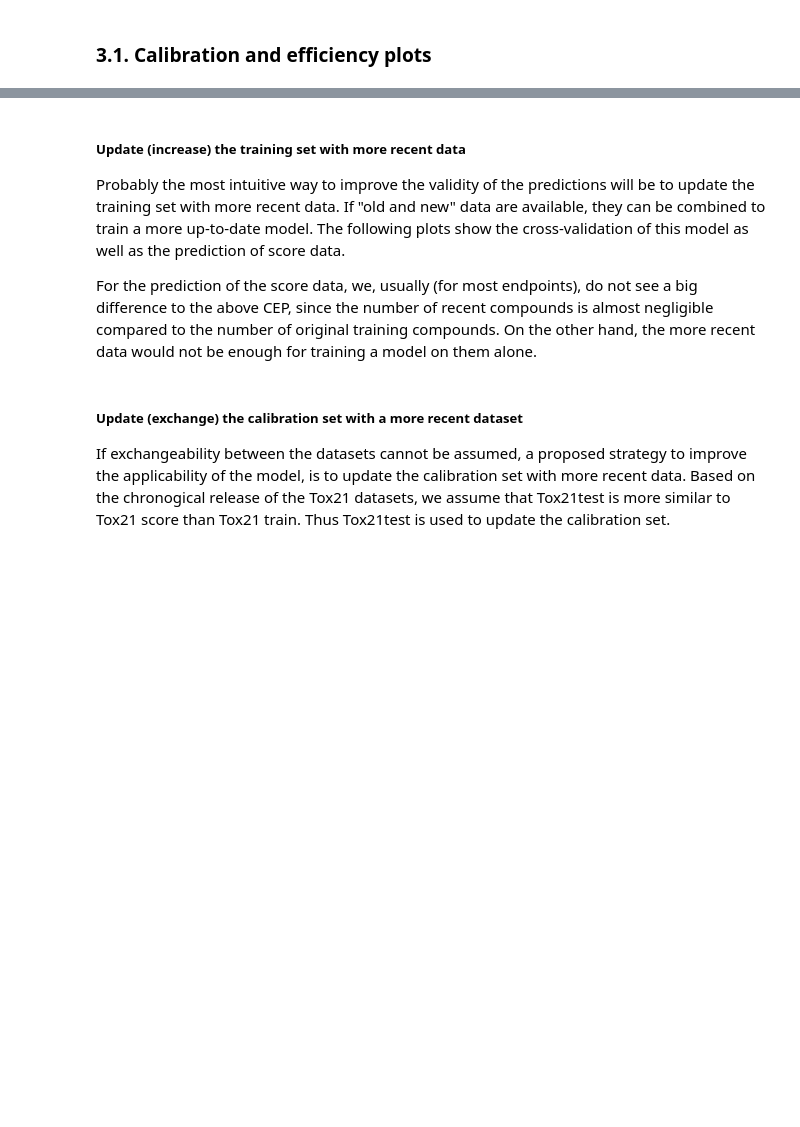
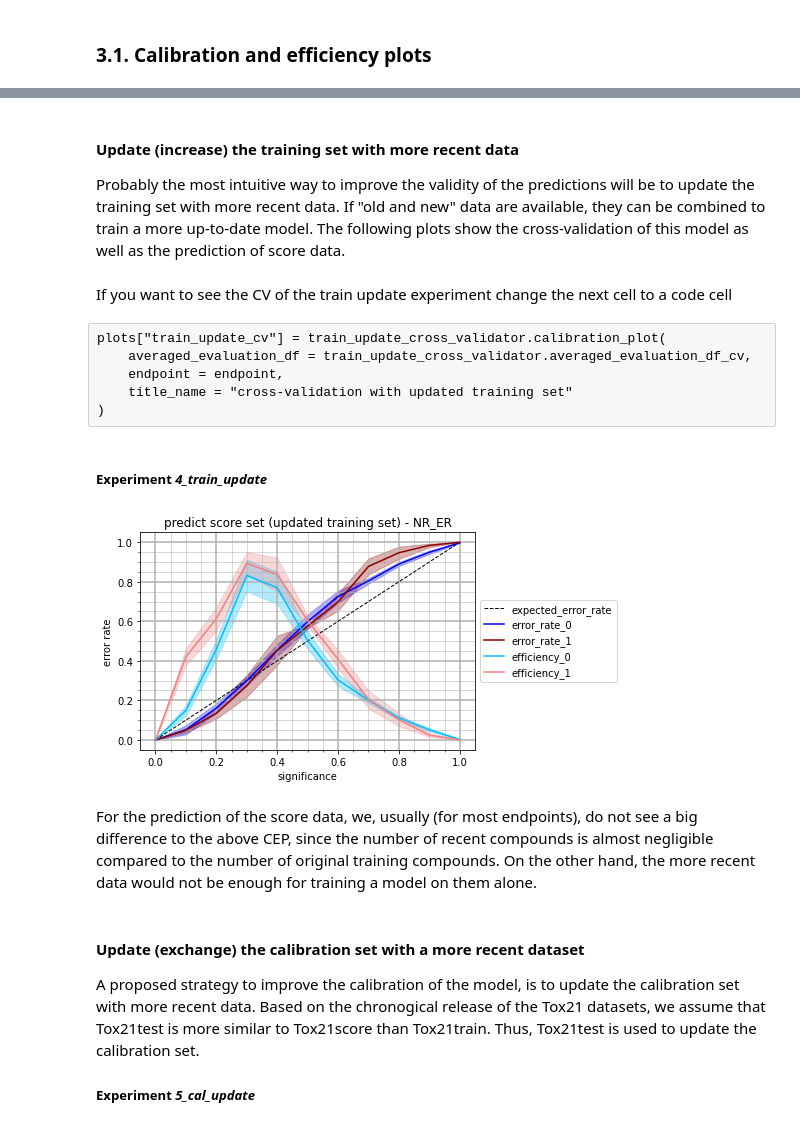
Before and after one commit to volkamerlab/cptox21_manuscript_SI, a Jupyter notebook: code/1_example_endpoint.ipynb, the cells around one changed output, grey strips where cells are left out. Cells and saved outputs as stored; diff of their text form; code cells hidden in the pictures; blank space fills up the shorter version.

```diff
--- a/code/1_example_endpoint.ipynb
+++ b/code/1_example_endpoint.ipynb
@@ -128,5 +149,7 @@ icp = InductiveConformalPredictor(
 # %%
 acp = CPTox21AggregatedConformalPredictor(
-    predictor=icp, sampler=StratifiedRatioSampler(n_folds=n_folds_acp, random_state=set_random_state), aggregation_func=np.median
+    predictor = icp,
+    sampler = StratifiedRatioSampler(n_folds = n_folds_acp, random_state = set_random_state),
+    aggregation_func = np.median
 )
 # %% [markdown]
@@ -134,6 +157,7 @@ acp = CPTox21AggregatedConformalPredictor(
 # %%
 cross_validator = CPTox21CrossValidator(
-    acp, cv_splitter=CrossValidationSampler(random_state=set_random_state), score_splitter=StratifiedRatioSampler(test_ratio=0.5, random_state=set_random_state)
+    acp, cv_splitter = CrossValidationSampler(random_state = set_random_state),
+        score_splitter=StratifiedRatioSampler(test_ratio = 0.5, random_state = set_random_state)
 )
 # %% [markdown]
 #### Crossvalidate
@@ -163,7 +187,9 @@ known_indices_sampler = KnownIndicesSampler(known_train=train_index, known_test=
 Difference to CPTox21AggregatedConformalPredictor: As we do not further update the calibration set for this experiment, we use the `train_update_acp` class.
 # %%
 train_update_acp = AggregatedConformalPredictor(
-    predictor=icp, sampler=StratifiedRatioSampler(n_folds=n_folds_acp, random_state=set_random_state), aggregation_func=np.median
+    predictor = icp,
+    sampler = StratifiedRatioSampler(n_folds = n_folds_acp, random_state = set_random_state),
+    aggregation_func = np.median
 )
 # %% [markdown]
 #### Define train_update crossvalidator using same splits as before and crossvalidate
@@ -219,23 +261,31 @@ plots["pred_test"] = cross_validator.calibration_plot(
 # %% [markdown]
-##### Update (increase) the training set with more recent data
+#### Update (increase) the training set with more recent data
 Probably the most intuitive way to improve the validity of the predictions will be to update the training set with more recent data. If "old and new" data are available, they can be combined to train a more up-to-date model. The following plots show the cross-validation of this model as well as the prediction of score data.
-
-For the prediction of the score data, we, usually (for most endpoints), do not see a big difference to the above CEP, since the number of recent compounds is almost negligible compared to the number of original training compounds. On the other hand, the more recent data would not be enough for training a model on them alone.
+# %% [markdown]
+If you want to see the CV of the train update experiment change the next cell to a code cell
+# %% [raw]
+plots["train_update_cv"] = train_update_cross_validator.calibration_plot(
+    averaged_evaluation_df = train_update_cross_validator.averaged_evaluation_df_cv,
+    endpoint = endpoint,
+    title_name = "cross-validation with updated training set"
+)
+# %% [markdown]
+##### Experiment *4_train_update*
 # %%
-plots["train_update_cv"] = train_update_cross_validator.calibration_plot(
-    averaged_evaluation_df=train_update_cross_validator.averaged_evaluation_df_cv,
-    endpoint=endpoint,
-    title_name="cross-validation with updated training set"
+plots["train_update_pred_score"] = train_update_cross_validator.calibration_plot(
+    averaged_evaluation_df = train_update_cross_validator.averaged_evaluation_df_pred_score,
+    endpoint = endpoint,
+    title_name = "predict score set (updated training set)"
 )
-
-plots["train_update_pred_score"] = train_update_cross_validator.calibration_plot(
-    averaged_evaluation_df=train_update_cross_validator.averaged_evaluation_df_pred_score,
-    endpoint=endpoint,
-    title_name="predict score set (updated training set)"
-)
+# %% [output]
+[figure, added]
+# %% [markdown]
+For the prediction of the score data, we, usually (for most endpoints), do not see a big difference to the above CEP, since the number of recent compounds is almost negligible compared to the number of original training compounds. On the other hand, the more recent data would not be enough for training a model on them alone.
 # %% [markdown]
-##### Update (exchange) the calibration set with a more recent dataset
-If exchangeability between the datasets cannot be assumed, a proposed strategy to improve the applicability of the model, is to update the calibration set with more recent data.
-Based on the chronogical release of the Tox21 datasets, we assume that Tox21test is more similar to Tox21 score than Tox21 train. Thus Tox21test is used to update the calibration set.
+#### Update (exchange) the calibration set with a more recent dataset
+A proposed strategy to improve the calibration of the model, is to update the calibration set with more recent data.
+Based on the chronogical release of the Tox21 datasets, we assume that Tox21test is more similar to Tox21score than Tox21train. Thus, Tox21test is used to update the calibration set.
+
+##### Experiment *5_cal_update*
 # %%
 plots["cal_update"] = cross_validator.calibration_plot(
```
Also changed, not shown: parts of 46 cells of this notebook.
